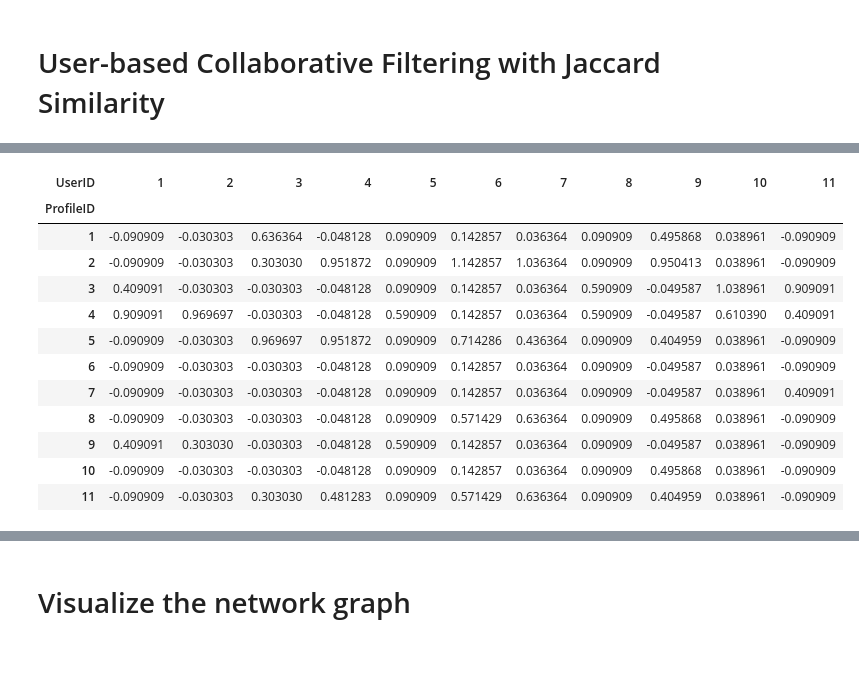
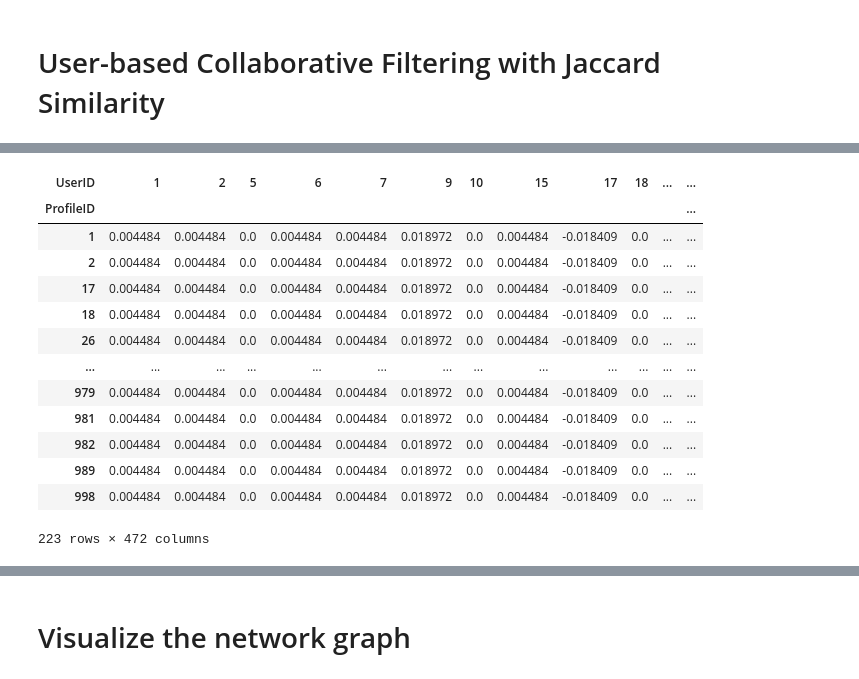
Before and after one commit to IamMrandrew/recommender-system-collaborative-filtering, a Jupyter notebook: RecommenderSystemCollaborativeFiltering.ipynb, the cells around one changed output, grey strips where cells are left out. Cells and saved outputs as stored; diff of their text form; code cells hidden in the pictures.

```diff
--- a/RecommenderSystemCollaborativeFiltering.ipynb
+++ b/RecommenderSystemCollaborativeFiltering.ipynb
@@ -199,20 +263,20 @@ def average(lst):
 
 def predict_rating_with_neighbor_correlations(user_id, profile_id):
     # Get the index of target user and profile
-    index_of_profile = user_ratings_df.T.index.tolist().index(profile_id)
-    index_of_user = user_ratings_df.index.tolist().index(user_id)
+    index_of_profile = train_user_ratings_df.T.index.tolist().index(profile_id)
+    index_of_user = train_user_ratings_df.index.tolist().index(user_id)
 
     # Get the ratings for the profile
-    profile_ratings = user_ratings_df.T.iloc[index_of_profile].values.tolist()
+    profile_ratings = train_user_ratings_df.T.iloc[index_of_profile].values.tolist()
 
     # Find the nearest neighbors of the profile
     sim_profiles, sim_profiles_distances = findNearestProfiles(profile_id)
 
     # Get the ratings for the similar profiles
-    sim_profiles_ratings = [user_ratings_df.T.iloc[i].values.tolist() for i in sim_profiles]
+    sim_profiles_ratings = [train_user_ratings_df.T.iloc[i].values.tolist() for i in sim_profiles]
 
     # Predicted_rating calculaton from: https://towardsdatascience.com/comprehensive-guide-on-item-based-recommendation-systems-d67e40e2b75d
-    numerator = sum([sim_profiles_distances[i] * (sim_profiles_ratings[i][index_of_user] - average(user_ratings_df.T.iloc[sim_profiles[i]].values.tolist())) for i in range(len(sim_profiles))])
+    numerator = sum([sim_profiles_distances[i] * (sim_profiles_ratings[i][index_of_user] - average(train_user_ratings_df.T.iloc[sim_profiles[i]].values.tolist())) for i in range(len(sim_profiles))])
     denominator = sum(sim_profiles_distances)
 
     if denominator > 0:
@@ -378,4 +471,6 @@ Recommended profiles for User Emma:
 # %%
 # Keep the ratings in binary values only
 user_ratings_df = user_ratings_df.replace(-1, 0)
+train_user_ratings_df = train_user_ratings_df.replace(-1, 0)
+train_user_ratings = train_user_ratings.replace(-1, 0)
 test_user_ratings = test_user_ratings.replace(-1, 0)
@@ -398,7 +494,7 @@ user_ratings_df
 # %%
 import scipy.spatial
 
-jaccard = scipy.spatial.distance.cdist(user_ratings_df, user_ratings_df, metric="jaccard")
-sim_users_distance_df = pd.DataFrame(jaccard, index=user_ratings_df.index.values, columns=user_ratings_df.index.values)
+jaccard = scipy.spatial.distance.cdist(train_user_ratings_df, train_user_ratings_df, metric="jaccard")
+sim_users_distance_df = pd.DataFrame(jaccard, index=train_user_ratings_df.index.values, columns=train_user_ratings_df.index.values)
 sim_users_distance_df
 # %% [output]
@@ -446,23 +543,26 @@ def average(lst):
 
 def predict_rating_with_neighbor_correlations(user_id, profile_id):
     # Get the index of target user and profile
-    index_of_profile = user_ratings_df.T.index.tolist().index(profile_id)
-    index_of_user = user_ratings_df.index.tolist().index(user_id)
+    index_of_profile = train_user_ratings_df.T.index.tolist().index(profile_id)
+    index_of_user = train_user_ratings_df.index.tolist().index(user_id)
 
     # Get the ratings for the user
-    user_ratings = user_ratings_df.iloc[index_of_user].values.tolist()
+    user_ratings = train_user_ratings_df.iloc[index_of_user].values.tolist()
 
     # Find the nearest neighbors of the user
     sim_users, sim_users_distances = findNearestUsersWithJaccard(user_id)
 
     # Get the ratings for the similar users
-    sim_users_ratings = [user_ratings_df.loc[i].values.tolist() for i in sim_users]
+    sim_users_ratings = [train_user_ratings_df.loc[i].values.tolist() for i in sim_users]
 
     # Predicted_rating calculaton from: https://towardsdatascience.com/comprehensive-guide-on-item-based-recommendation-systems-d67e40e2b75d
-    numerator = sum([sim_users_distances[i] * (sim_users_ratings[i][index_of_profile] - average(user_ratings_df.loc[sim_users[i]].values.tolist())) for i in range(len(sim_users))])
+    numerator = sum([sim_users_distances[i] * (sim_users_ratings[i][index_of_profile] - average(train_user_ratings_df.loc[sim_users[i]].values.tolist())) for i in range(len(sim_users))])
     denominator = sum(sim_users_distances)
 
-    predicted_rating = average(user_ratings) + numerator / denominator
+    if denominator > 0:
+        predicted_rating = average(user_ratings) + numerator / denominator
+    else:
+        predicted_rating = average(user_ratings)
 
     # print("Returned", sim_users, sim_users_distances)
     # print("The predicted rating for User {}".format(user_id), "and Profile {} is:".format(profile_id), predicted_rating)
@@ -484,25 +584,26 @@ def recommender_system_user_based_CF_Jaccard(user_id):
     return recommendations
 # %%
 # Generating the entire user-based jaccard prediction matrix
-predicted_ratings = user_ratings_df.T.copy()
+predicted_ratings = train_user_ratings_df.T.copy()
 
-for user_id in user_ratings_df.index:
+for user_id in train_user_ratings_df.index:
     recommender_system_user_based_CF_Jaccard(user_id)
 pd.DataFrame(predicted_ratings)
 # %% [output]
-| UserID | 1 | 2 | 3 | 4 | 5 | 6 | 7 | 8 | 9 | 10 | 11 |
-| ProfileID |  |  |  |  |  |  |  |  |  |  |  |
-| 1 | -0.090909 | -0.030303 | 0.636364 | -0.048128 | 0.090909 | 0.142857 | 0.036364 | 0.090909 | 0.495868 | 0.038961 | -0.090909 |
-| 2 | -0.090909 | -0.030303 | 0.303030 | 0.951872 | 0.090909 | 1.142857 | 1.036364 | 0.090909 | 0.950413 | 0.038961 | -0.090909 |
-| 3 | 0.409091 | -0.030303 | -0.030303 | -0.048128 | 0.090909 | 0.142857 | 0.036364 | 0.590909 | -0.049587 | 1.038961 | 0.909091 |
-| 4 | 0.909091 | 0.969697 | -0.030303 | -0.048128 | 0.590909 | 0.142857 | 0.036364 | 0.590909 | -0.049587 | 0.610390 | 0.409091 |
-| 5 | -0.090909 | -0.030303 | 0.969697 | 0.951872 | 0.090909 | 0.714286 | 0.436364 | 0.090909 | 0.404959 | 0.038961 | -0.090909 |
-| 6 | -0.090909 | -0.030303 | -0.030303 | -0.048128 | 0.090909 | 0.142857 | 0.036364 | 0.090909 | -0.049587 | 0.038961 | -0.090909 |
-| 7 | -0.090909 | -0.030303 | -0.030303 | -0.048128 | 0.090909 | 0.142857 | 0.036364 | 0.090909 | -0.049587 | 0.038961 | 0.409091 |
-| 8 | -0.090909 | -0.030303 | -0.030303 | -0.048128 | 0.090909 | 0.571429 | 0.636364 | 0.090909 | 0.495868 | 0.038961 | -0.090909 |
-| 9 | 0.409091 | 0.303030 | -0.030303 | -0.048128 | 0.590909 | 0.142857 | 0.036364 | 0.090909 | -0.049587 | 0.038961 | -0.090909 |
-| 10 | -0.090909 | -0.030303 | -0.030303 | -0.048128 | 0.090909 | 0.142857 | 0.036364 | 0.090909 | 0.495868 | 0.038961 | -0.090909 |
-| 11 | -0.090909 | -0.030303 | 0.303030 | 0.481283 | 0.090909 | 0.571429 | 0.636364 | 0.090909 | 0.404959 | 0.038961 | -0.090909 |
+| UserID | 1 | 2 | 5 | 6 | 7 | 9 | 10 | 15 | 17 | 18 | ... | ... |
+| ProfileID |  |  |  |  |  |  |  |  |  |  |  | ... |
+| 1 | 0.004484 | 0.004484 | 0.0 | 0.004484 | 0.004484 | 0.018972 | 0.0 | 0.004484 | -0.018409 | 0.0 | ... | ... |
+| 2 | 0.004484 | 0.004484 | 0.0 | 0.004484 | 0.004484 | 0.018972 | 0.0 | 0.004484 | -0.018409 | 0.0 | ... | ... |
+| 17 | 0.004484 | 0.004484 | 0.0 | 0.004484 | 0.004484 | 0.018972 | 0.0 | 0.004484 | -0.018409 | 0.0 | ... | ... |
+| 18 | 0.004484 | 0.004484 | 0.0 | 0.004484 | 0.004484 | 0.018972 | 0.0 | 0.004484 | -0.018409 | 0.0 | ... | ... |
+| 26 | 0.004484 | 0.004484 | 0.0 | 0.004484 | 0.004484 | 0.018972 | 0.0 | 0.004484 | -0.018409 | 0.0 | ... | ... |
+| ... | ... | ... | ... | ... | ... | ... | ... | ... | ... | ... | ... | ... |
+| 979 | 0.004484 | 0.004484 | 0.0 | 0.004484 | 0.004484 | 0.018972 | 0.0 | 0.004484 | -0.018409 | 0.0 | ... | ... |
+| 981 | 0.004484 | 0.004484 | 0.0 | 0.004484 | 0.004484 | 0.018972 | 0.0 | 0.004484 | -0.018409 | 0.0 | ... | ... |
+| 982 | 0.004484 | 0.004484 | 0.0 | 0.004484 | 0.004484 | 0.018972 | 0.0 | 0.004484 | -0.018409 | 0.0 | ... | ... |
+| 989 | 0.004484 | 0.004484 | 0.0 | 0.004484 | 0.004484 | 0.018972 | 0.0 | 0.004484 | -0.018409 | 0.0 | ... | ... |
+| 998 | 0.004484 | 0.004484 | 0.0 | 0.004484 | 0.004484 | 0.018972 | 0.0 | 0.004484 | -0.018409 | 0.0 | ... | ... |
+223 rows × 472 columns
 # %%
 # Turn pivot like table to original dataframe
 predicted_ratings_df = pd.DataFrame(predicted_ratings.to_records())
```
Also changed, not shown: parts of 36 cells of this notebook.
